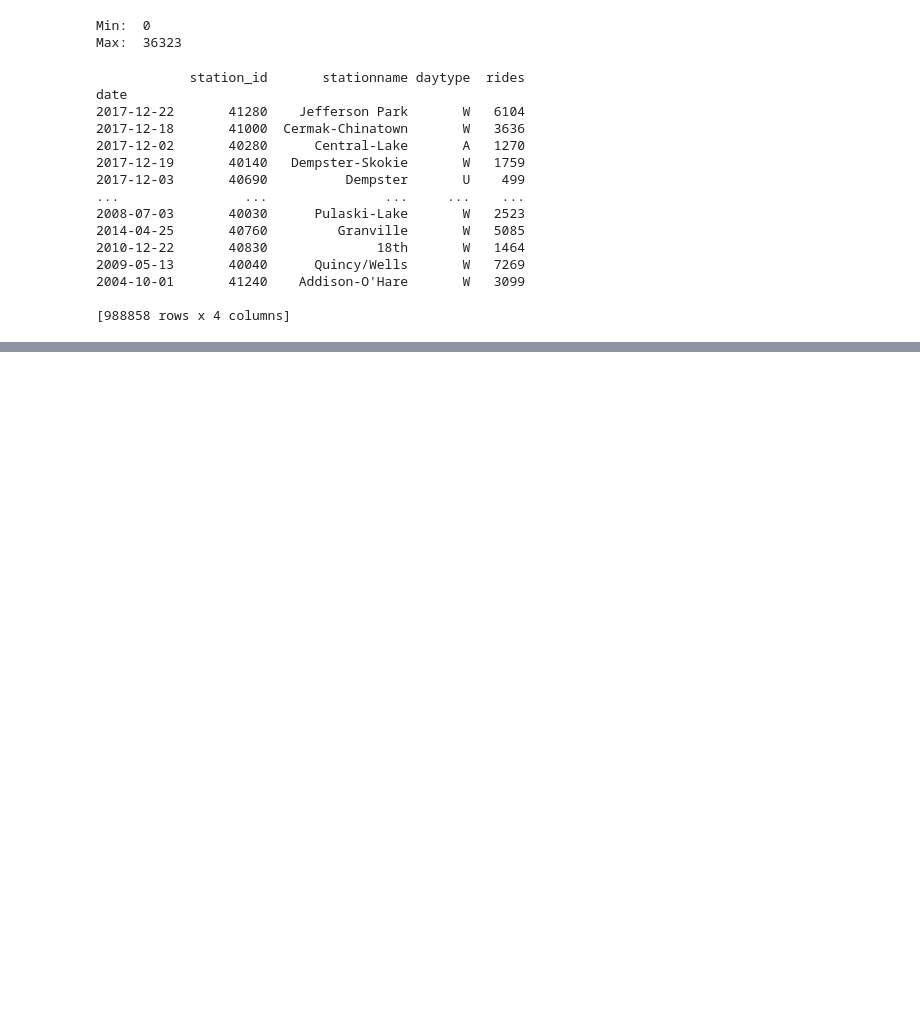
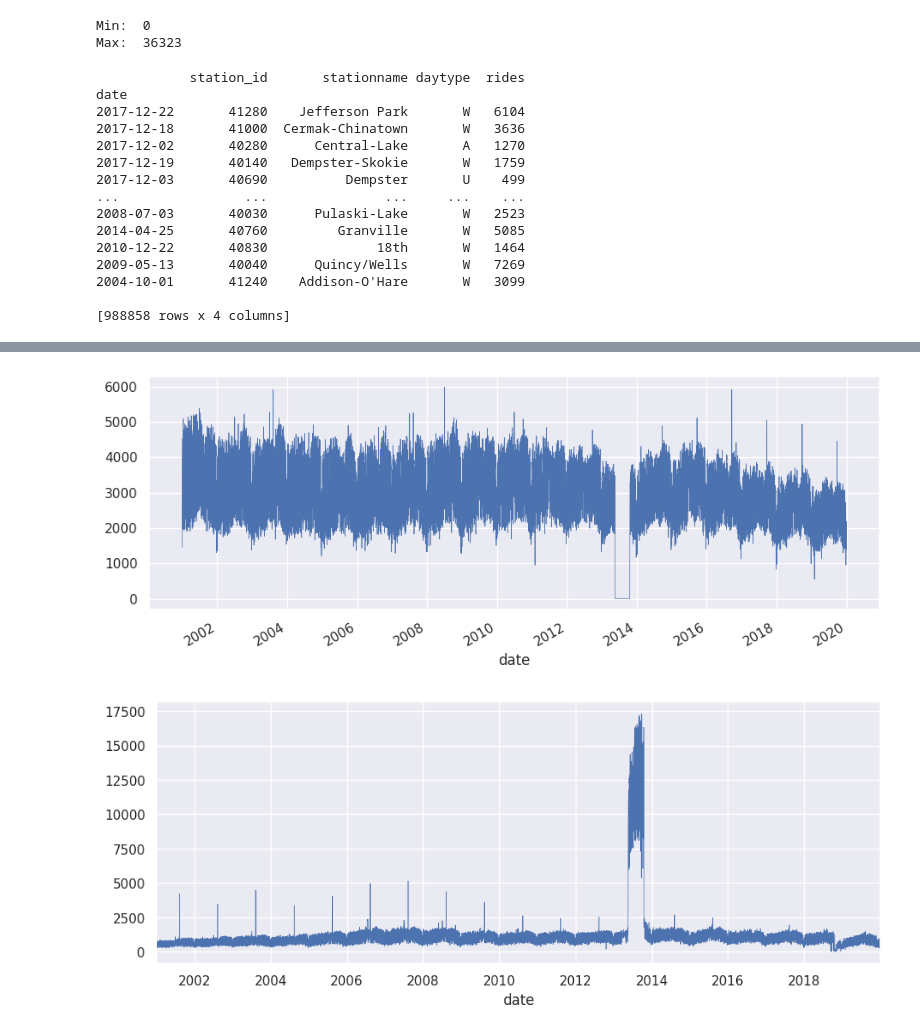
Before and after one commit to AndersonCollaguazo/inteligencia_artificial, a Jupyter notebook: Pandas.ipynb, the cells around one changed output, grey strips where cells are left out. Saved outputs shown, nothing was run; the diff lists cells and outputs as text; code cells hidden in the pictures; blank space fills up the shorter version.

```diff
--- a/Pandas.ipynb
+++ b/Pandas.ipynb
@@ -90,3 +90,8 @@ date
 2004-10-01       41240    Addison-O'Hare       W   3099
 
 [988858 rows x 4 columns]
+# %%
+# hint, sort_values(by='date')
+# your code here
+rider = filtered_rider.sort_values('date')
+print(rider)
@@ -92,0 +114,21 @@ date
+# %%
+# hint, use filter like this df['stationname']=='Garfield-South Elevated']
+# your code here
+# use the following variable name for your specific stations
+Garfield_Dan_Ryan = rider[rider['stationname'] == 'Garfield-Dan Ryan']
+Garfield_South_Elevated = rider[rider['stationname'] == 'Garfield-South Elevated']
+# %%
+#Visualizing Timeseries Data
+import matplotlib.pyplot as plt
+import seaborn as sns
+
+sns.set(rc={'figure.figsize':(11, 4)})
+Garfield_Dan_Ryan['rides'].plot(linewidth=0.5)
+plt.show()
+
+sns.set(rc={'figure.figsize':(11, 4)})
+Garfield_South_Elevated['rides'].plot(linewidth=0.5)
+plt.show()
+# %% [output]
+[figure, added]
+[figure, added]
```
Also changed, not shown: parts of 1 cell of this notebook.
